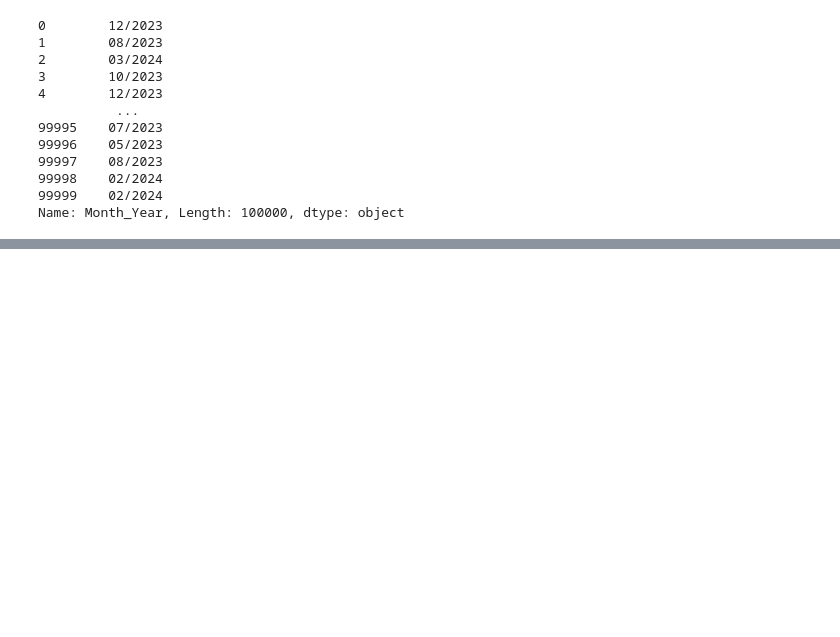
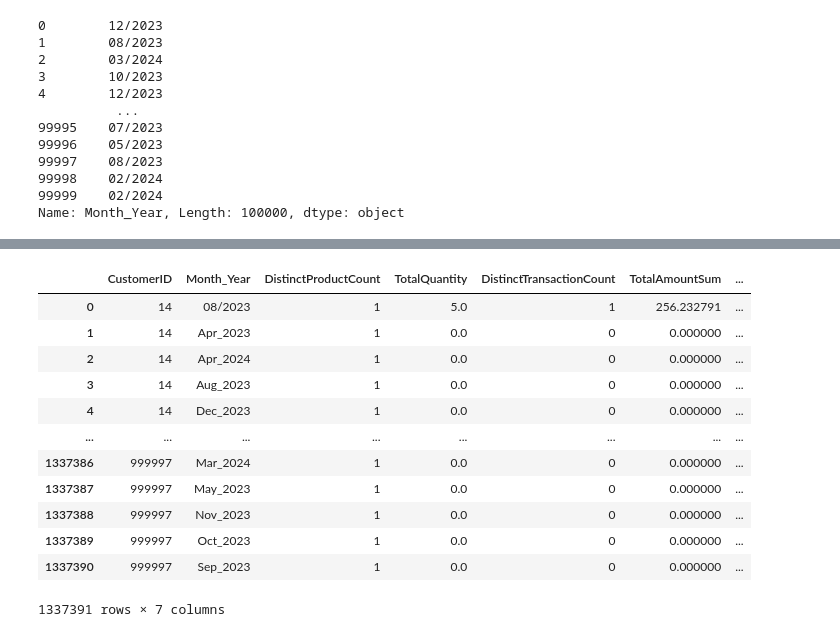
Before and after one commit to nicklambarth98/March-Machine-Learning-Madness-2025, a Jupyter notebook: retail-bayesian-hyperopt-test.ipynb, the cells around one changed output, grey strips where cells are left out. Saved outputs shown, nothing was run; the diff lists cells and outputs as text; code cells hidden in the pictures; blank space fills up the shorter version.

```diff
--- a/retail-bayesian-hyperopt-test.ipynb
+++ b/retail-bayesian-hyperopt-test.ipynb
@@ -127,0 +161,29 @@ Name: Month_Year, Length: 100000, dtype: object
+# %%
+# Group by CustomerID and Month_Year and aggregate other columns
+
+aggregated_df = final_df.groupby(['CustomerID', 'Month_Year']).agg({
+    'ProductID': pd.Series.nunique,
+    'Quantity': 'sum',
+    'TransactionDate': pd.Series.nunique,
+    'TotalAmount': ['sum', 'mean']
+}).reset_index()
+
+
+# Rename columns
+aggregated_df.columns = ['CustomerID', 'Month_Year', 'DistinctProductCount', 'TotalQuantity', 'DistinctTransactionCount', 'TotalAmountSum', 'TotalAmountMean']
+
+display(aggregated_df)
+# %% [output]
+|  | CustomerID | Month_Year | DistinctProductCount | TotalQuantity | DistinctTransactionCount | TotalAmountSum | ... |
+| 0 | 14 | 08/2023 | 1 | 5.0 | 1 | 256.232791 | ... |
+| 1 | 14 | Apr_2023 | 1 | 0.0 | 0 | 0.000000 | ... |
+| 2 | 14 | Apr_2024 | 1 | 0.0 | 0 | 0.000000 | ... |
+| 3 | 14 | Aug_2023 | 1 | 0.0 | 0 | 0.000000 | ... |
+| 4 | 14 | Dec_2023 | 1 | 0.0 | 0 | 0.000000 | ... |
+| ... | ... | ... | ... | ... | ... | ... | ... |
+| 1337386 | 999997 | Mar_2024 | 1 | 0.0 | 0 | 0.000000 | ... |
+| 1337387 | 999997 | May_2023 | 1 | 0.0 | 0 | 0.000000 | ... |
+| 1337388 | 999997 | Nov_2023 | 1 | 0.0 | 0 | 0.000000 | ... |
+| 1337389 | 999997 | Oct_2023 | 1 | 0.0 | 0 | 0.000000 | ... |
+| 1337390 | 999997 | Sep_2023 | 1 | 0.0 | 0 | 0.000000 | ... |
+1337391 rows × 7 columns
```
Also changed, not shown: parts of 29 cells of this notebook.
